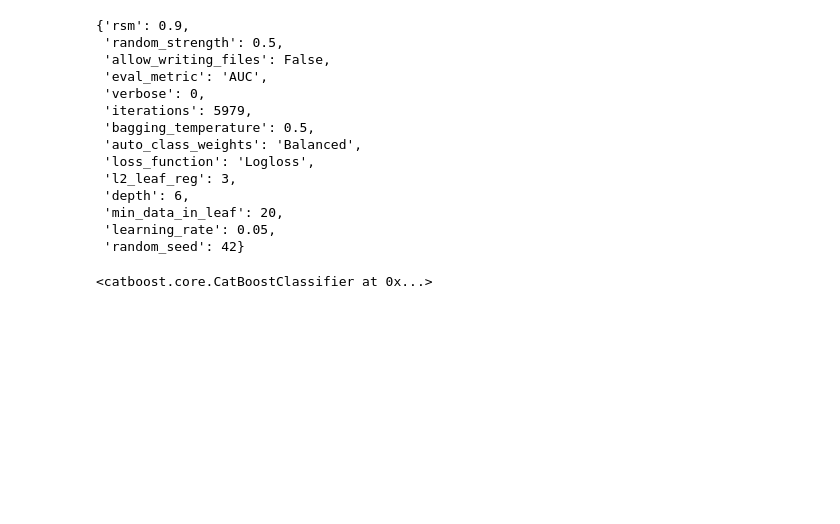
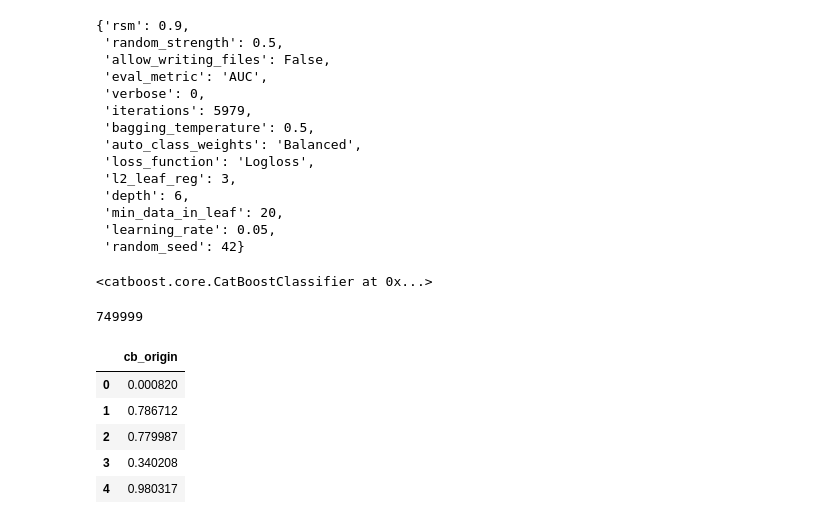
Before and after one commit to mdayssi/kaggle-bank-term-deposit-2025, a Jupyter notebook: notebooks/09_stacking_data.ipynb, the cells around one changed output. Cells and saved outputs as stored; diff of their text form; code cells hidden in the pictures; blank space fills up the shorter version.

```diff
--- a/notebooks/09_stacking_data.ipynb
+++ b/notebooks/09_stacking_data.ipynb
@@ -98,9 +99,13 @@ cat_features, num_features = ftr_names["categorical"], ftr_names["numeric"]
 data_syntetic = ftr_basic.cat_features_to_category(data_syntetic)
 data_origin = ftr_basic.cat_features_to_category(data_origin)
 
+test = ftr_basic.cat_features_to_category(test)
+
 data_origin, data_syntetic = ftr_basic.align_categorical_levels(
     data_origin, data_syntetic, cat_features
 )
+
+data_origin, test = ftr_basic.align_categorical_levels(data_origin, test, cat_features)
 # %%
 cb_meta = io_utils.load_yaml(ROOT / CB_MODEL_PATH["meta_path"])
 lgbm_meta = io_utils.load_yaml(ROOT / LGBM_MODEL_PATH["meta_path"])
@@ -143,4 +148,19 @@ CB_PATH = EXP_PATH / "cb_origin_model.cbm"
 
 cb_origin.save_model(CB_PATH)
 # %%
-cb_origin_pred = cb_origin.predict_proba(data_syntetic)[:1]
+cb_origin_pred = cb_origin.predict_proba(data_syntetic)[:, 1]
+
+cb_origin_pred.size
+# %% [output]
+749999
+# %%
+df_pred_syn = pd.DataFrame(cb_origin_pred, columns=["cb_origin"])
+
+df_pred_syn.head()
+# %% [output]
+|  | cb_origin |
+| 0 | 0.000820 |
+| 1 | 0.786712 |
+| 2 | 0.779987 |
+| 3 | 0.340208 |
+| 4 | 0.980317 |
```
Also changed, not shown: parts of 11 cells of this notebook, 3 other files.
